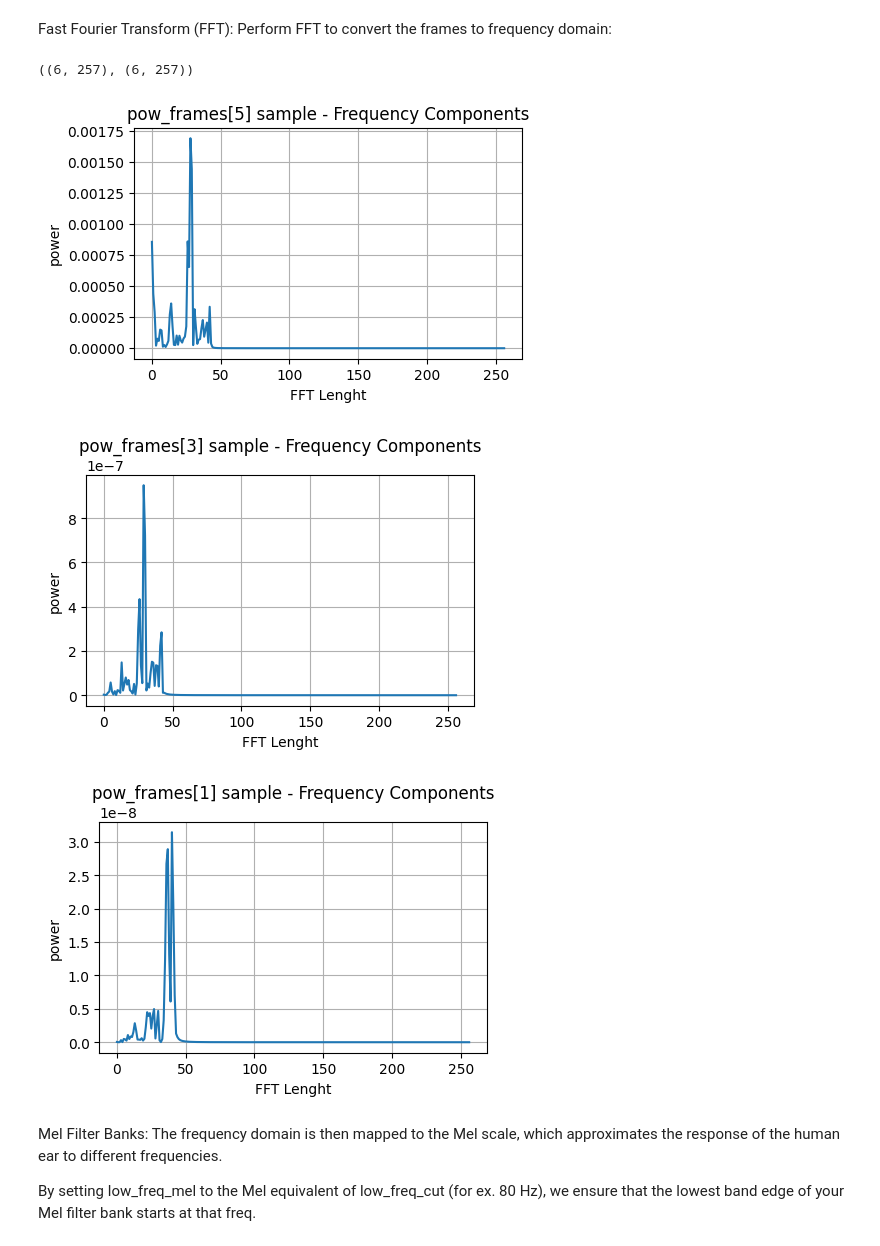
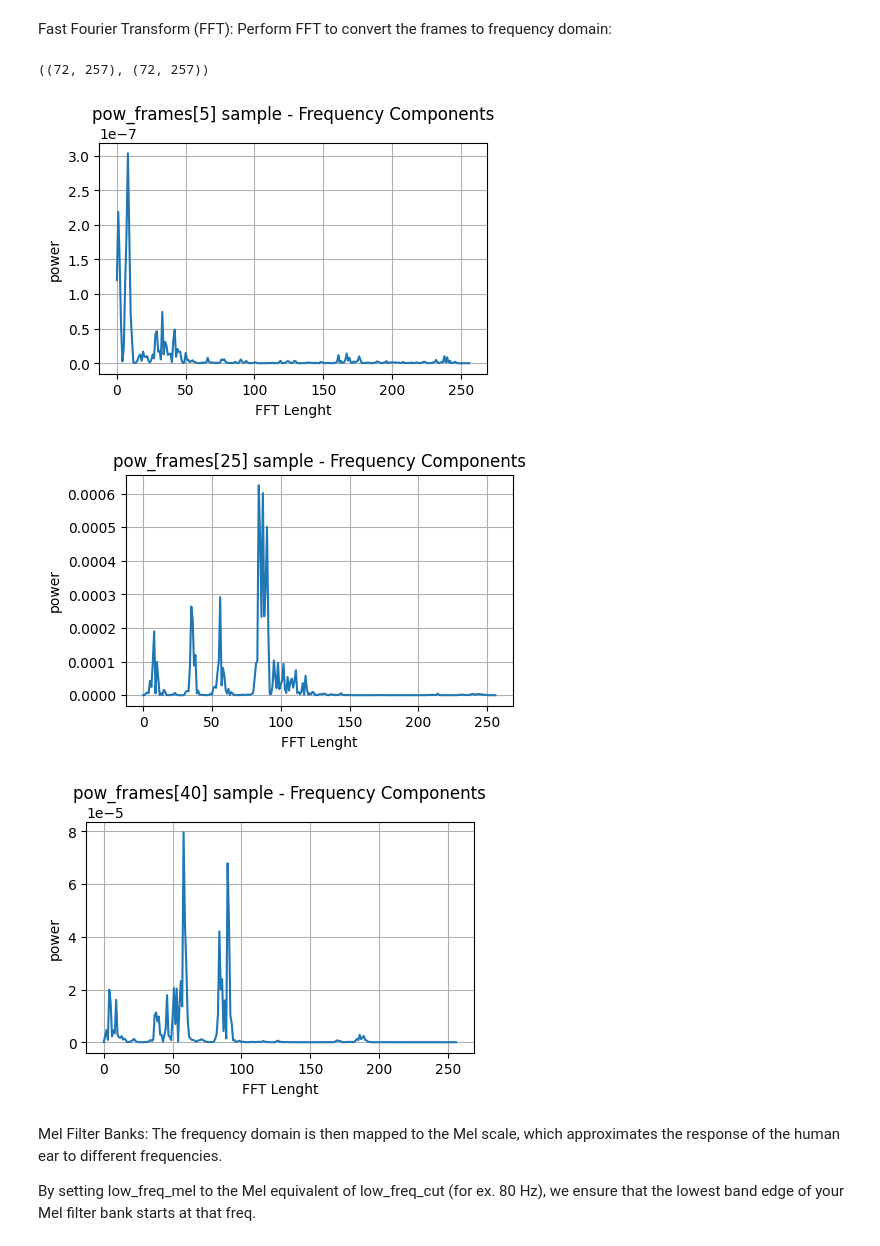
Before and after one commit to PENNET-ZachPennington/opencomponents.io, a Jupyter notebook: 2024_uW_Hackathon_Exploration.ipynb, the cells around one changed output. Saved outputs shown, nothing was run; the diff lists cells and outputs as text; code cells hidden in the pictures.

```diff
--- a/2024_uW_Hackathon_Exploration.ipynb
+++ b/2024_uW_Hackathon_Exploration.ipynb
@@ -123,16 +124,16 @@ def calc_plot_mfcc (audio, sample_rate, n_mfcc=13, figsize=(10,5), title=''):
 Analizyng Audio raw sample
 # %%
 # Load audio file
-def load_audio(audioSampleFilePath, sr=64000, duration=0.13):
+def load_audio(audioSampleFilePath): #, sr=64000, duration=0.13):
     assert os.path.isfile(audioSampleFilePath), f"No file at {audioSampleFilePath}"
     print(os.path.getsize(audioSampleFilePath))
-    data, sample_rate = librosa.load(audioSampleFilePath, sr=sr, duration=duration)
+    data, sample_rate = librosa.load(audioSampleFilePath)
     print(data.shape, sample_rate)
     return data, sample_rate
 
 # Audio sample
-audioFilePath_yes = "/content/drive/MyDrive/Colab Notebooks/2024 - unfoldingWord Hackathon/2438^yeslord.mp3"
-yes, sample_rate = load_audio(audioFilePath_yes, sr=64000, duration=0.13)
+audioFilePath_yes = "/content/InTheBeginning01.wav"
+yes, sample_rate = load_audio(audioFilePath_yes)
 
 print(yes.shape, sample_rate)
 # %% [output]
@@ -277,7 +277,7 @@ pow_frames = ((1.0 / NFFT) * ((mag_frames) ** 2))
 # %%
 mag_frames.shape, pow_frames.shape
 # %% [output]
-((6, 257), (6, 257))
+((72, 257), (72, 257))
 # %%
 def plot_frame_fft(data, figsize=(5,3), title=''):
     plt.figure(figsize=figsize)
@@ -289,12 +289,12 @@ def plot_frame_fft(data, figsize=(5,3), title=''):
     plt.show();
 # %%
 plot_frame_fft(pow_frames[5], title = 'pow_frames[5]')
-plot_frame_fft(pow_frames[3], title = 'pow_frames[3]')
-plot_frame_fft(pow_frames[1], title = 'pow_frames[1]')
+plot_frame_fft(pow_frames[25], title = 'pow_frames[25]')
+plot_frame_fft(pow_frames[40], title = 'pow_frames[40]')
 # %% [output]
-[figure, old version]
+[figure, new version]
-[figure, old version]
+[figure, new version]
-[figure, old version]
+[figure, new version]
 # %% [markdown]
 Mel Filter Banks: The frequency domain is then mapped to the Mel scale, which approximates the response of the human ear to different frequencies.
 
```
Also changed, not shown: parts of 22 cells of this notebook.
